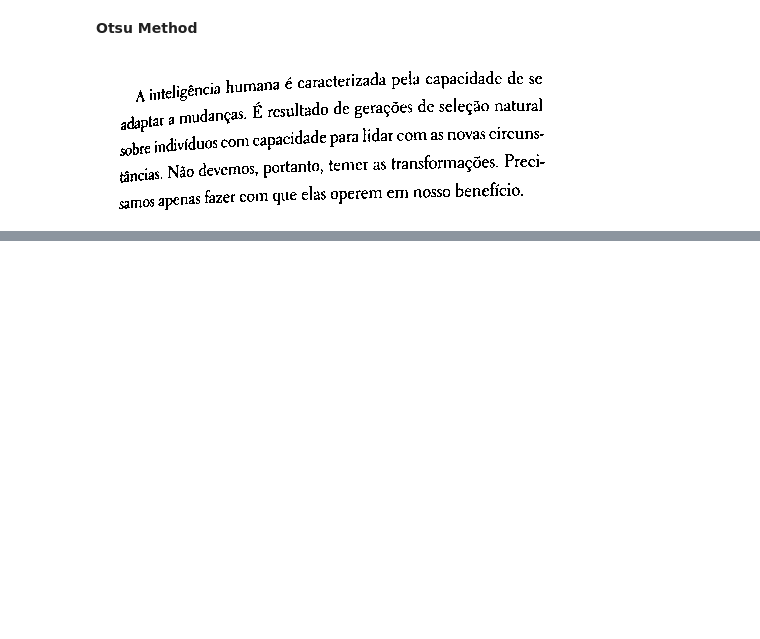
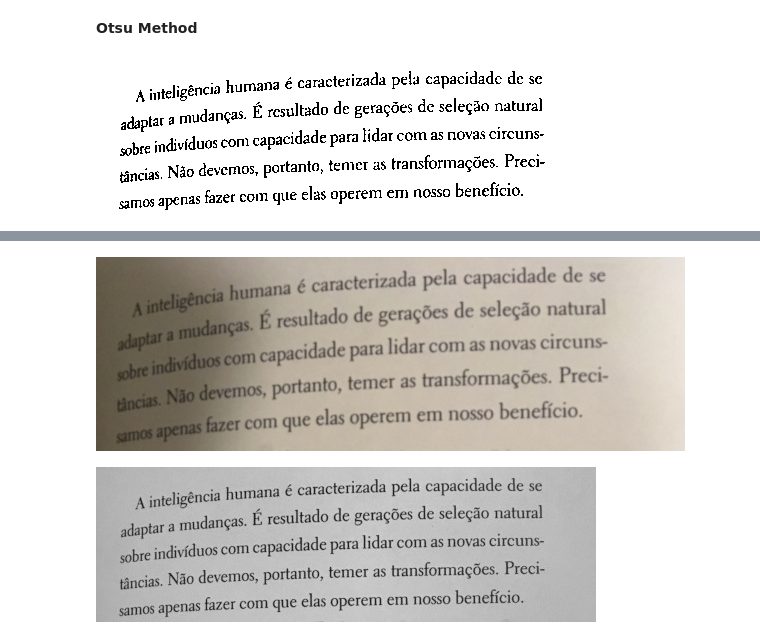
Before and after one commit to gopalbala/img-processing, a Jupyter notebook: preprocess.ipynb, the cells around one changed output, grey strips where cells are left out. Drawn from its saved outputs; the diff is of its cells as text; code cells hidden in the pictures; blank space fills up the shorter version.

```diff
--- a/preprocess.ipynb
+++ b/preprocess.ipynb
@@ -52,0 +58,8 @@ cv2_imshow(otsu)
+# %%
+bk2 = cv2.imread('/content/book02.jpg')
+cv2_imshow(bk2)
+grbk = cv2.cvtColor(bk2,cv2.COLOR_BGR2GRAY)
+cv2_imshow(graybook)
+# %% [output]
+[figure, added]
+[figure, added]
```
Also changed, not shown: parts of 7 cells of this notebook.
